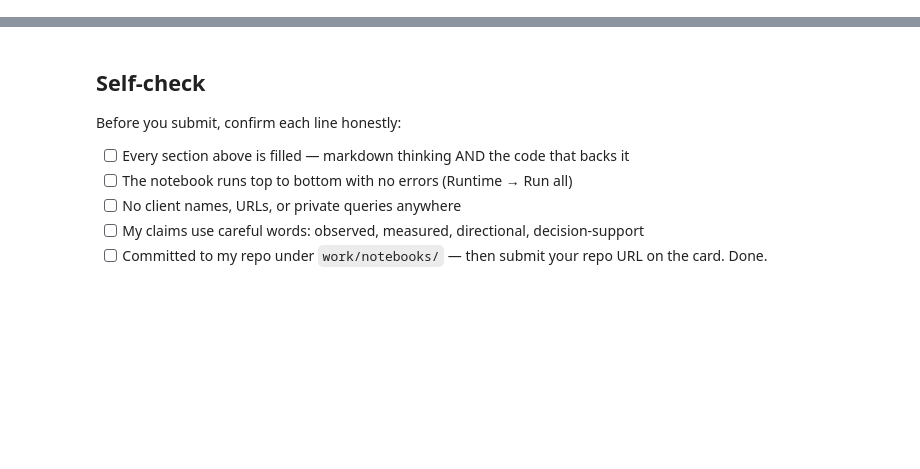
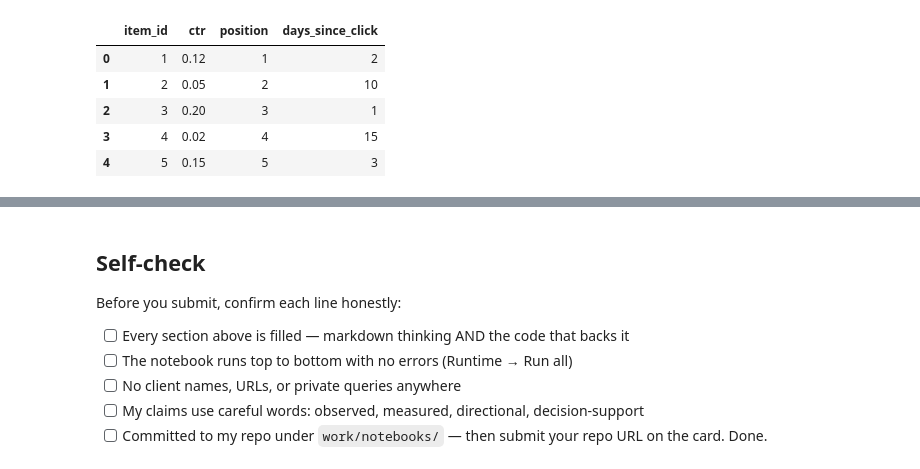
Before and after one commit to ushah3984-web/Fly_rank, a Jupyter notebook: work/notebooks/w04_baseline_score.ipynb, the cells around one changed output, grey strips where cells are left out. Saved outputs shown, nothing was run; the diff lists cells and outputs as text; code cells hidden in the pictures; blank space fills up the shorter version.

```diff
--- a/work/notebooks/w04_baseline_score.ipynb
+++ b/work/notebooks/w04_baseline_score.ipynb
@@ -12,0 +23,25 @@ This skeleton is yours to fill. Work the sections **in order** — each one has
+# %%
+# This cell is for CODE (numbers, a query, a check).
+# Write your text answer in the cell ABOVE this one — typing sentences here breaks Run All.
+# Signal 1 check
+# Calculate buckets and print n for each bucket.
+# Check what dataframes and columns are available
+
+import pandas as pd
+
+# Example dataset (replace with your FlyRank lane data)
+data = pd.DataFrame({
+    'item_id': range(1, 11),
+    'ctr': [0.12, 0.05, 0.20, 0.02, 0.15, 0.08, 0.25, 0.03, 0.18, 0.07],
+    'position': [1,2,3,4,5,6,7,8,9,10],
+    'days_since_click': [2,10,1,15,3,7,2,20,4,8]
+})
+
+data.head()
+# %% [output]
+|  | item_id | ctr | position | days_since_click |
+| 0 | 1 | 0.12 | 1 | 2 |
+| 1 | 2 | 0.05 | 2 | 10 |
+| 2 | 3 | 0.20 | 3 | 1 |
+| 3 | 4 | 0.02 | 4 | 15 |
+| 4 | 5 | 0.15 | 5 | 3 |
```
Also changed, not shown: parts of 14 cells of this notebook.
